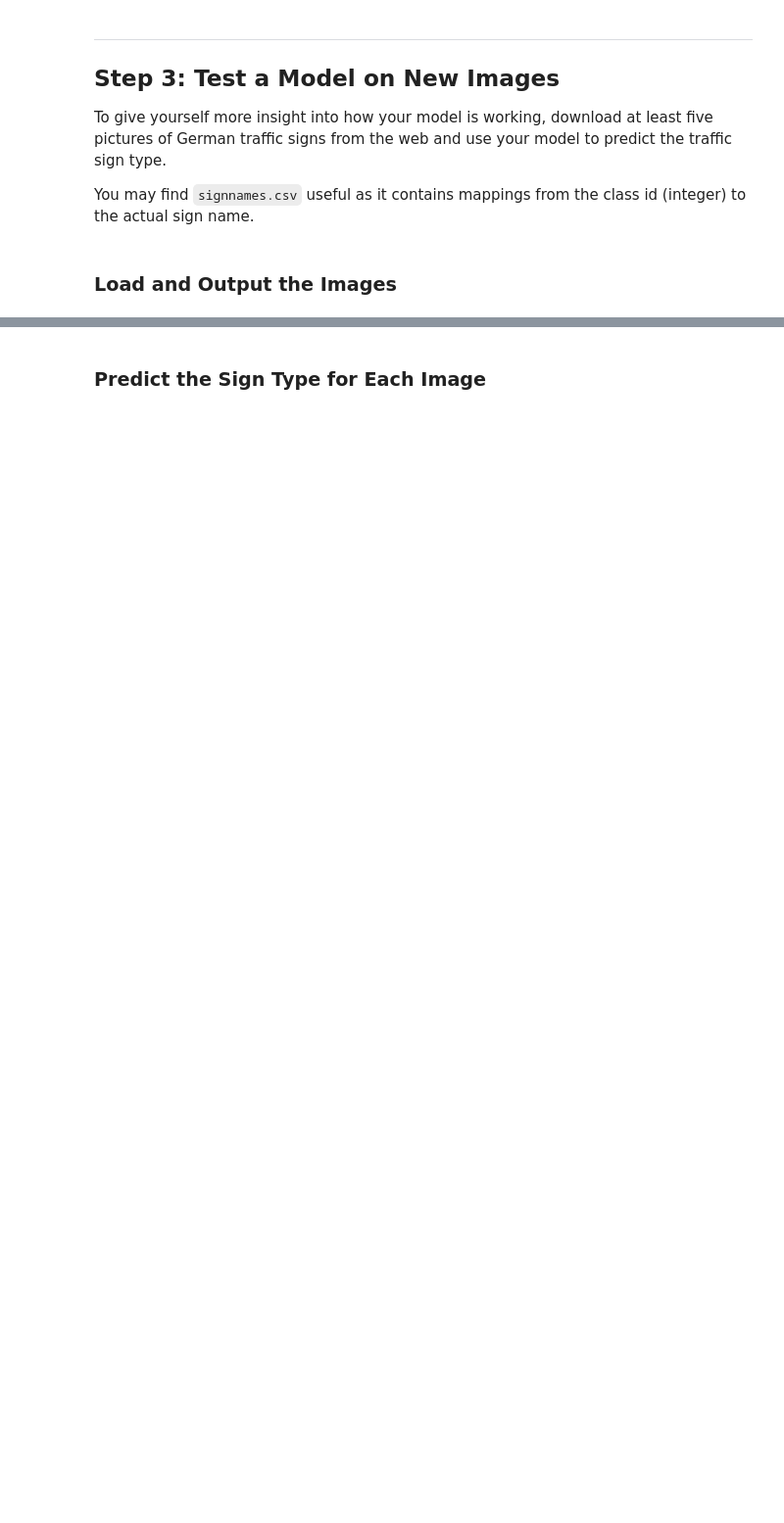
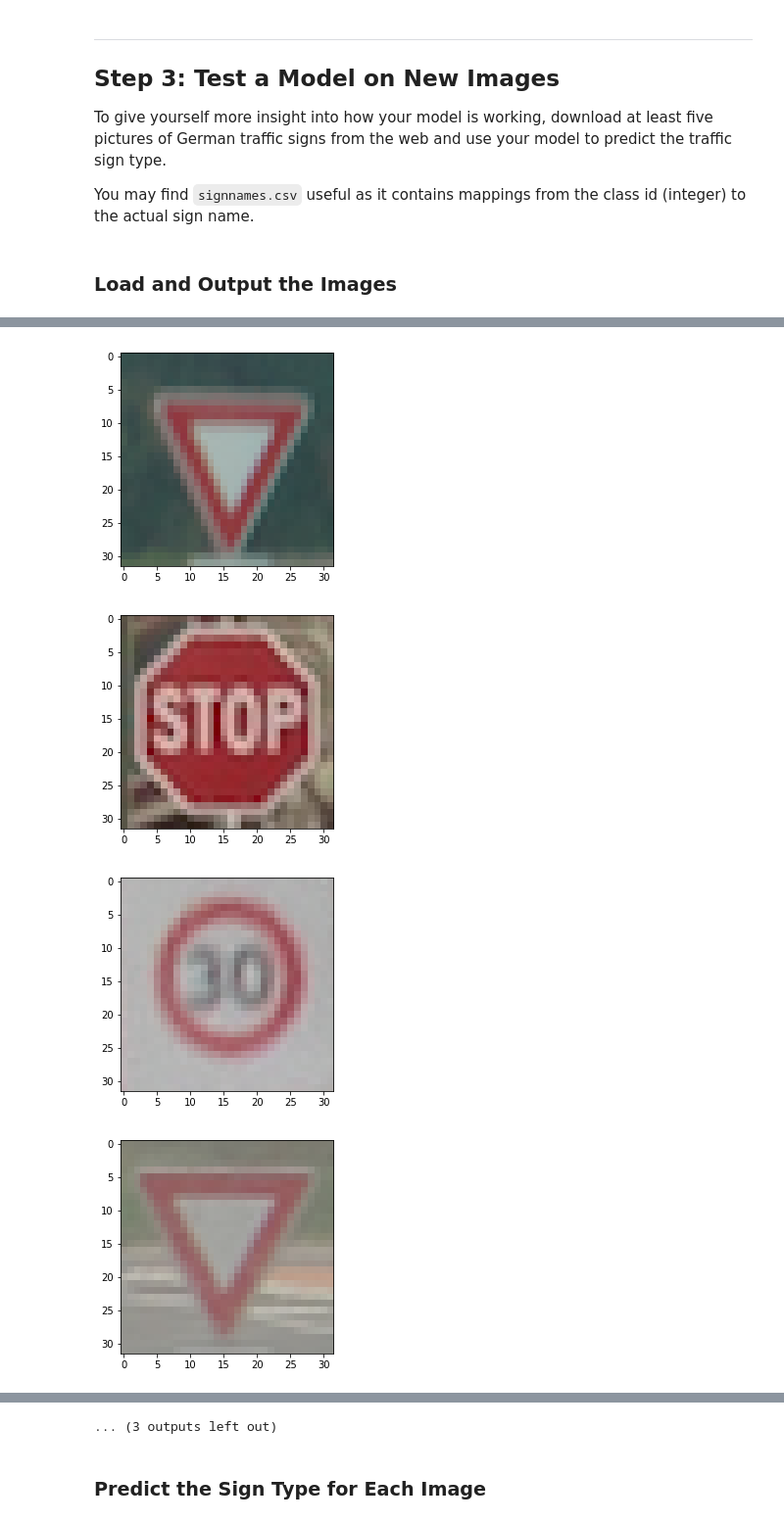
Before and after one commit to dennisjay/CarND-Traffic-Sign-Classifier-Project, a Jupyter notebook: Traffic_Sign_Classifier.ipynb, the cells around one changed output, grey strips where cells are left out. Shown at 98% size. Saved outputs shown, nothing was run; the diff lists cells and outputs as text; code cells hidden in the pictures; blank space fills up the shorter version.

```diff
--- a/Traffic_Sign_Classifier.ipynb
+++ b/Traffic_Sign_Classifier.ipynb
@@ -339,31 +342,3 @@ To give yourself more insight into how your model is working, download at least
 You may find `signnames.csv` useful as it contains mappings from the class id (integer) to the actual sign name.
 # %% [markdown]
 ### Load and Output the Images
-# %%
-import urllib.request
-import cv2
-import matplotlib.pyplot as plt
-
-image_urls = [
-    'http://media.gettyimages.com/photos/german-traffic-signs-picture-id459381295?s=170667a',
-    'http://media.gettyimages.com/photos/german-traffic-signs-picture-id459381273?s=170667a',
-    'http://media.gettyimages.com/photos/german-traffic-signs-picture-id459381095?s=170667a',
-    'http://media.gettyimages.com/photos/german-traffic-signs-picture-id459381091?s=170667a',
-    'http://bicyclegermany.com/Images/Laws/100_1607.jpg'
-]
-
-inet_images = []
-
-
-
-for url in image_urls:
-    img = urllib.request.urlopen(url).read()
-    img = np.fromstring(img, np.uint8)
-
-    img = cv2.imdecode(img, cv2.IMREAD_GRAYSCALE)
-    img = cv2.resize( img, (32, 32))
-    plt.imshow(img)
-    plt.show()
-
-    img = img.reshape( 32, 32, 1)
-    inet_images.append(img)
@@ -375,0 +345,14 @@ for url in image_urls:
+# %%
+import glob
+own_images = []
+for file in glob.glob( './ownimages/*.png' ):
+    img = cv2.imread(file)
+    img = cv2.cvtColor(img, cv2.COLOR_BGR2RGB)
+    plt.imshow(img)
+    plt.show()
+    own_images.append(img)
+# %% [output]
+[figure, added]
+[figure, added]
+[figure, added]
+[figure, added]
@@ -376,2 +367,3 @@ for url in image_urls:
+... (3 outputs left out)
 # %% [markdown]
 ### Predict the Sign Type for Each Image
```
Also changed, not shown: parts of 12 cells of this notebook, 22 other files.
